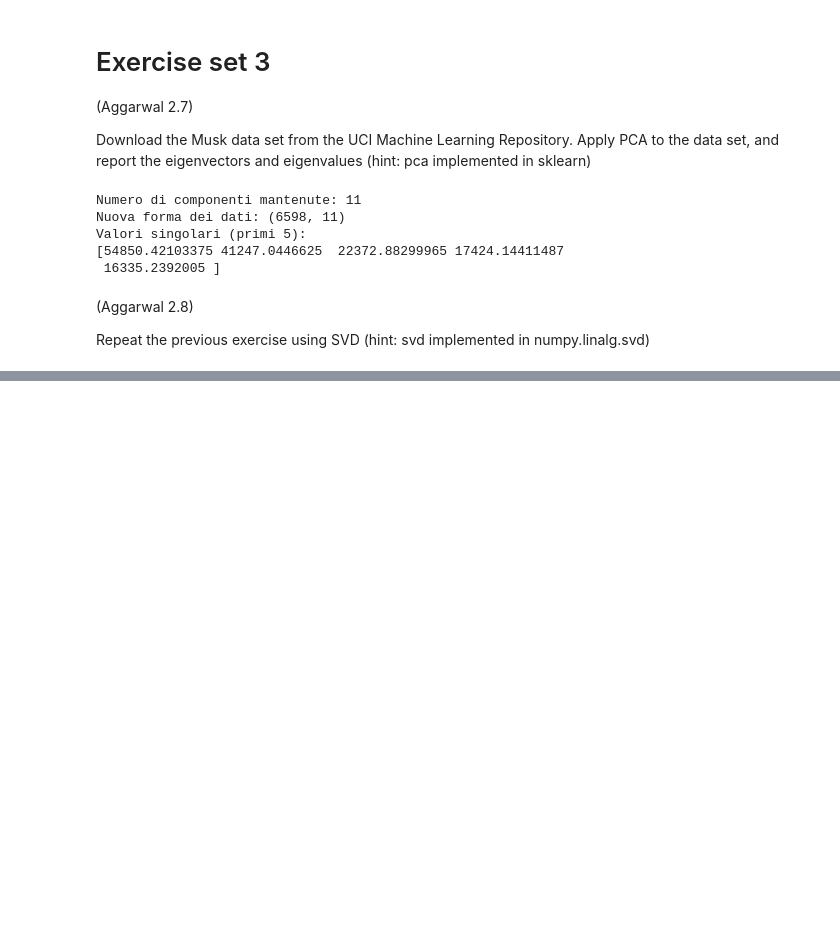
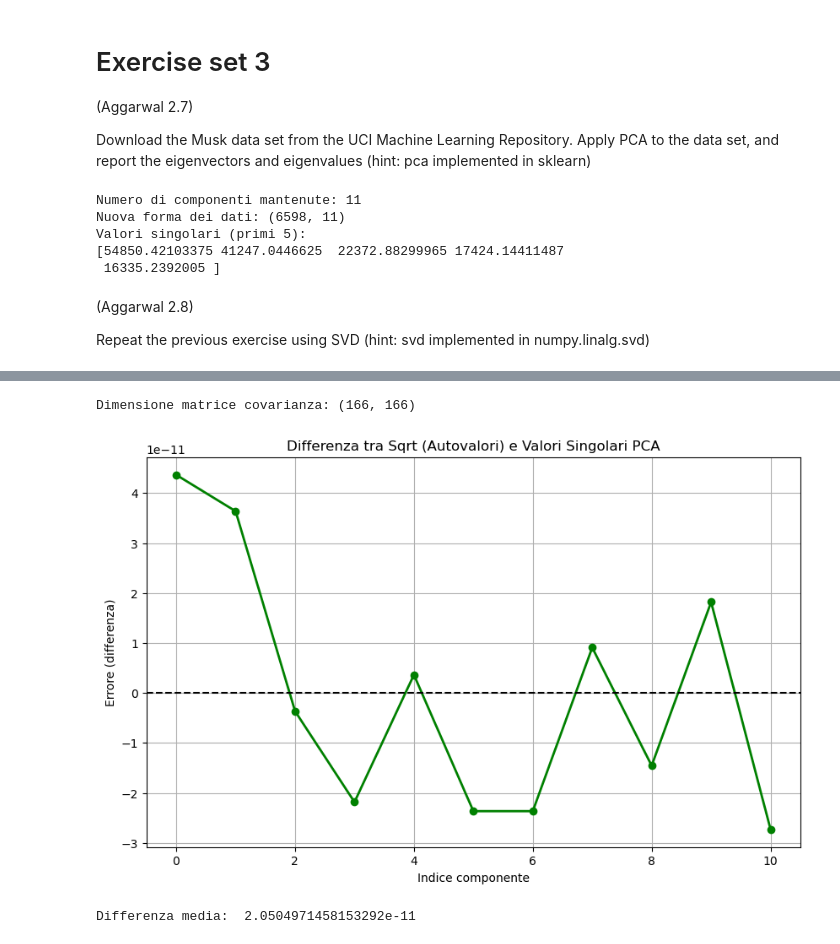
Before and after one commit to Anelgo02/BigData-notebooks, a Jupyter notebook: Esercizi su PCA e SVD/Es03.ipynb, the cells around one changed output, grey strips where cells are left out. Drawn from its saved outputs; the diff is of its cells as text; code cells hidden in the pictures; blank space fills up the shorter version.

```diff
--- a/Esercizi su PCA e SVD/Es03.ipynb
+++ b/Esercizi su PCA e SVD/Es03.ipynb
@@ -91,0 +181,51 @@ Repeat the previous exercise using SVD (hint: svd implemented in numpy.linalg.sv
+# %%
+# FASE 4: PCA tramite autovalori della matrice di Covarianza
+
+from numpy.linalg import eig
+
+# -- 1. Calcolo della matrice di Scatter (Covarianza non scalata)--
+# Moltiplichiamo la matrice trasposta per se stessa D^T * D
+# Usiamo i dati centrati calcolati al passo precedente
+
+C = np.matmul(d_centrato.T, d_centrato)
+
+print(f"Dimensione matrice covarianza: {C.shape}")
+# Deve essere (166,166) -> Quadrata!
+
+# -- 2. Calcolo autovalori (Eigenvalues) e autovettori (EigenVectors) --
+# l = autovalori (lambda), v=autovettori
+
+l, v = eig(C)
+
+# -- 3. Il problema dell'ordine --
+# La funzione eig non restituisce i valori ordinati, la PCA sì
+# Quindi dobbiamo ordinare 'l' in ordine crescente
+
+autovalori_ordinati = np.sort(l)[::-1] #Inverte l'array (dal piu' grande al piu' piccolo)
+
+# --- 4. La Prova del Nove: Radice Quadrata ---
+# Prendiamo la radice quadrata degli autovalori
+radice_autovalori = np.sqrt(autovalori_ordinati)
+
+# --- 5. Confronto Grafico ---
+plt.figure(figsize=(10,6))
+
+# Disegniamo la differenza tra i due metodi
+# Se la teoria e' giusta la differenza dovrebbe essere ZERO (o quasi, per errori di arrotondamento)
+# Prendiamo solo i primi 11 valori per confrontarli con la PCA ridotta
+
+differenza = radice_autovalori[:11]-pca.singular_values_
+
+plt.plot(differenza, color = 'green', linewidth=2, marker='o')
+plt.title("Differenza tra Sqrt (Autovalori) e Valori Singolari PCA")
+plt.xlabel("Indice componente")
+plt.ylabel("Errore (differenza)")
+plt.axhline(y=0, color='black', linestyle='--') #linea dello zero
+plt.grid(True)
+plt.show()
+
+print("Differenza media: ", np.mean(np.abs(differenza)))
+# %% [output]
+Dimensione matrice covarianza: (166, 166)
+[figure, added]
+Differenza media:  2.0504971458153292e-11
```
Also changed, not shown: parts of 4 cells of this notebook, 3 other files.
